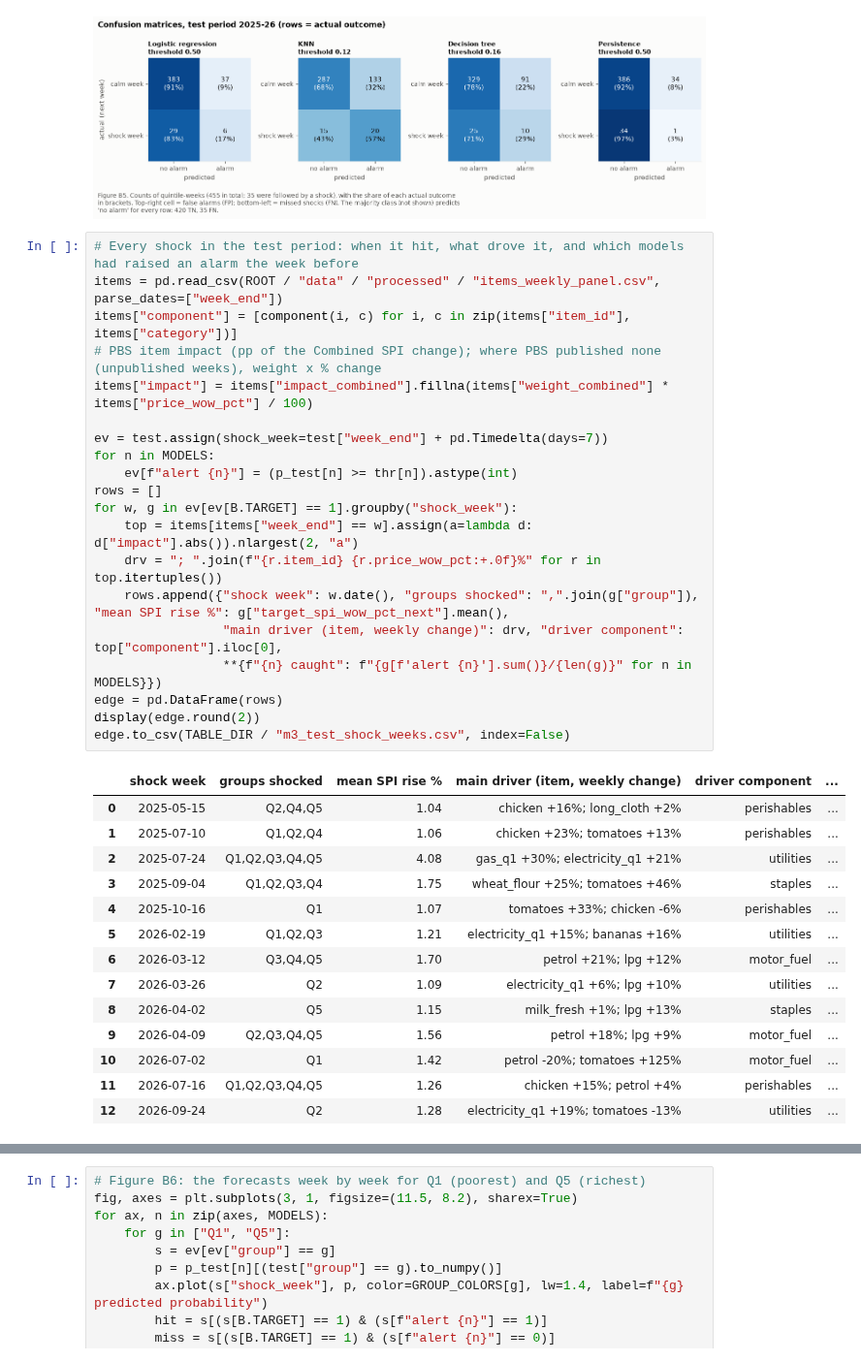
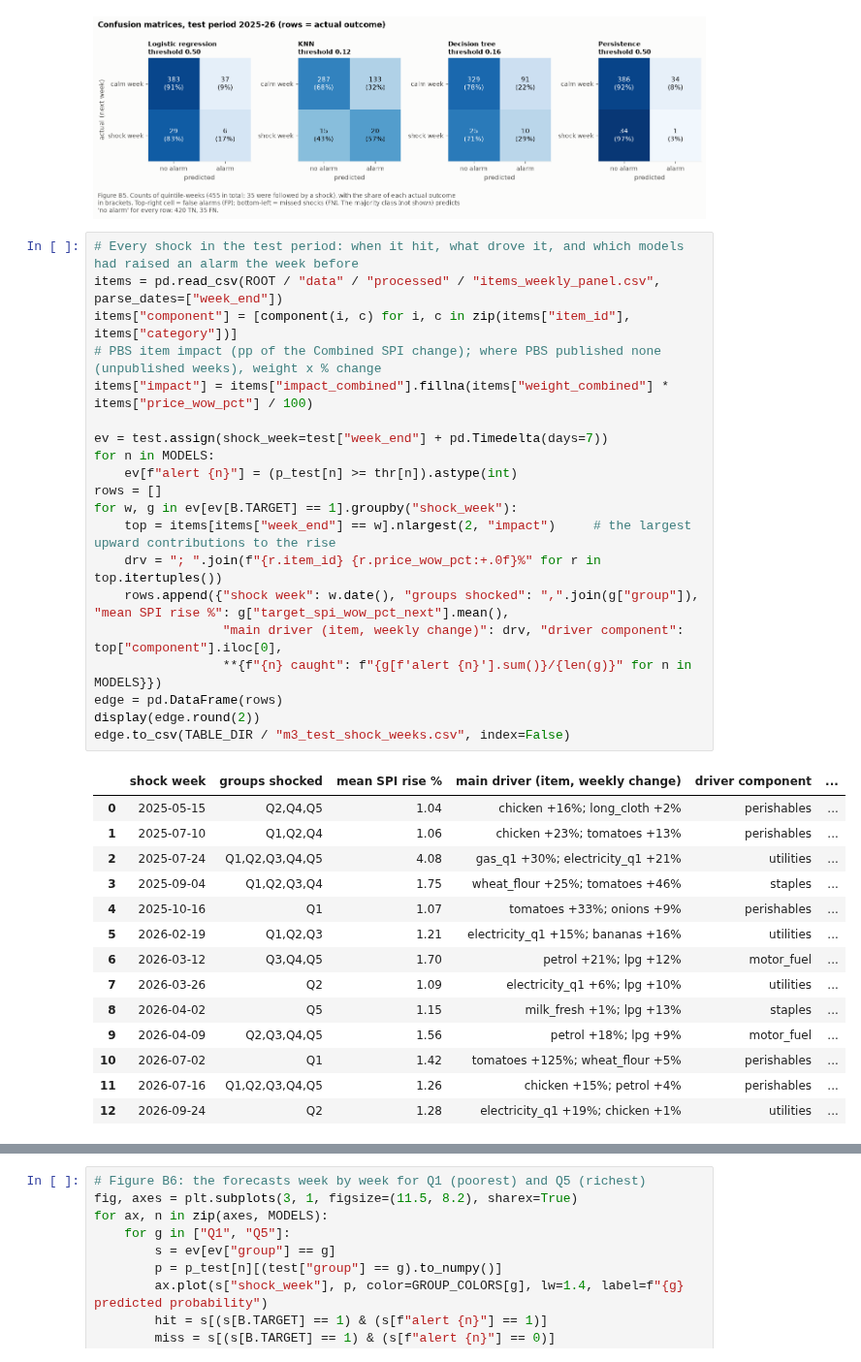
Before and after one commit to S-Hoorain/Ds-project, a Jupyter notebook: notebooks/03_baseline_models.ipynb, the cells around one changed output, grey strips where cells are left out. Shown at 97% size. Drawn from its saved outputs; the diff is of its cells as text.

```diff
--- a/notebooks/03_baseline_models.ipynb
+++ b/notebooks/03_baseline_models.ipynb
@@ -793,38 +795,38 @@ plt.show()
 # %%
 # Every shock in the test period: when it hit, what drove it, and which models had raised an alarm the week before
 items = pd.read_csv(ROOT / "data" / "processed" / "items_weekly_panel.csv", parse_dates=["week_end"])
 items["component"] = [component(i, c) for i, c in zip(items["item_id"], items["category"])]
 # PBS item impact (pp of the Combined SPI change); where PBS published none (unpublished weeks), weight x % change
 items["impact"] = items["impact_combined"].fillna(items["weight_combined"] * items["price_wow_pct"] / 100)
 
 ev = test.assign(shock_week=test["week_end"] + pd.Timedelta(days=7))
 for n in MODELS:
     ev[f"alert {n}"] = (p_test[n] >= thr[n]).astype(int)
 rows = []
 for w, g in ev[ev[B.TARGET] == 1].groupby("shock_week"):
-    top = items[items["week_end"] == w].assign(a=lambda d: d["impact"].abs()).nlargest(2, "a")
+    top = items[items["week_end"] == w].nlargest(2, "impact")     # the largest upward contributions to the rise
     drv = "; ".join(f"{r.item_id} {r.price_wow_pct:+.0f}%" for r in top.itertuples())
     rows.append({"shock week": w.date(), "groups shocked": ",".join(g["group"]), "mean SPI rise %": g["target_spi_wow_pct_next"].mean(),
                  "main driver (item, weekly change)": drv, "driver component": top["component"].iloc[0],
                  **{f"{n} caught": f"{g[f'alert {n}'].sum()}/{len(g)}" for n in MODELS}})
 edge = pd.DataFrame(rows)
 display(edge.round(2))
 edge.to_csv(TABLE_DIR / "m3_test_shock_weeks.csv", index=False)
 # %% [output]
 |  | shock week | groups shocked | mean SPI rise % | main driver (item, weekly change) | driver component | ... |
 | 0 | 2025-05-15 | Q2,Q4,Q5 | 1.04 | chicken +16%; long_cloth +2% | perishables | ... |
 | 1 | 2025-07-10 | Q1,Q2,Q4 | 1.06 | chicken +23%; tomatoes +13% | perishables | ... |
 | 2 | 2025-07-24 | Q1,Q2,Q3,Q4,Q5 | 4.08 | gas_q1 +30%; electricity_q1 +21% | utilities | ... |
 | 3 | 2025-09-04 | Q1,Q2,Q3,Q4 | 1.75 | wheat_flour +25%; tomatoes +46% | staples | ... |
-| 4 | 2025-10-16 | Q1 | 1.07 | tomatoes +33%; chicken -6% | perishables | ... |
+| 4 | 2025-10-16 | Q1 | 1.07 | tomatoes +33%; onions +9% | perishables | ... |
 | 5 | 2026-02-19 | Q1,Q2,Q3 | 1.21 | electricity_q1 +15%; bananas +16% | utilities | ... |
 | 6 | 2026-03-12 | Q3,Q4,Q5 | 1.70 | petrol +21%; lpg +12% | motor_fuel | ... |
 | 7 | 2026-03-26 | Q2 | 1.09 | electricity_q1 +6%; lpg +10% | utilities | ... |
 | 8 | 2026-04-02 | Q5 | 1.15 | milk_fresh +1%; lpg +13% | staples | ... |
 | 9 | 2026-04-09 | Q2,Q3,Q4,Q5 | 1.56 | petrol +18%; lpg +9% | motor_fuel | ... |
-| 10 | 2026-07-02 | Q1 | 1.42 | petrol -20%; tomatoes +125% | motor_fuel | ... |
+| 10 | 2026-07-02 | Q1 | 1.42 | tomatoes +125%; wheat_flour +5% | perishables | ... |
 | 11 | 2026-07-16 | Q1,Q2,Q3,Q4,Q5 | 1.26 | chicken +15%; petrol +4% | perishables | ... |
-| 12 | 2026-09-24 | Q2 | 1.28 | electricity_q1 +19%; tomatoes -13% | utilities | ... |
+| 12 | 2026-09-24 | Q2 | 1.28 | electricity_q1 +19%; chicken +1% | utilities | ... |
 # %%
 # Systematic pattern 1: which kinds of shock are caught?
 ev2 = ev[ev[B.TARGET] == 1].merge(edge[["shock week", "driver component"]].assign(**{"shock week": lambda d: pd.to_datetime(d["shock week"])}),
```
Also changed, not shown: parts of 4 cells of this notebook, 13 other files.
